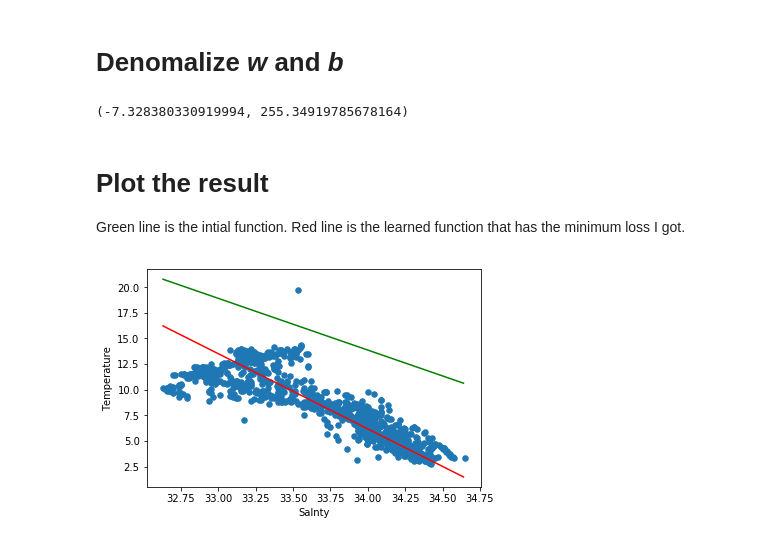
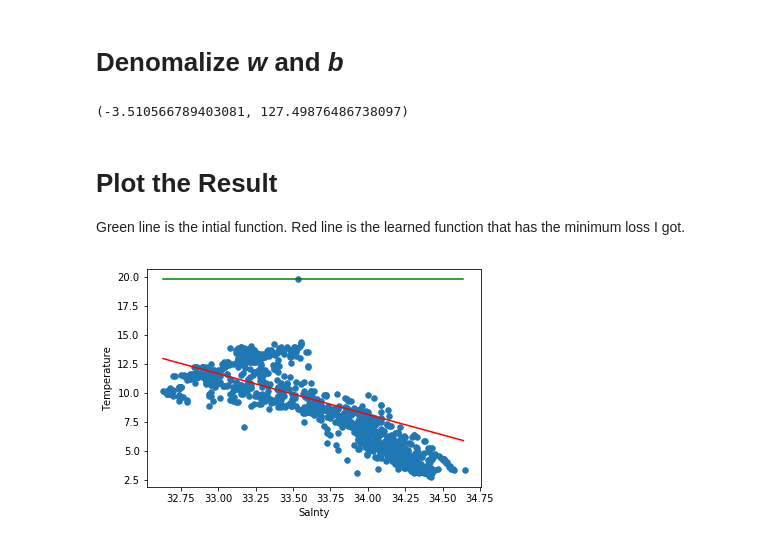
Before and after one commit to Chen21697/CalCOFI, a Jupyter notebook: CalCOFI_linear_regression.ipynb, the cells around one changed output. Cells and saved outputs as stored; diff of their text form; code cells hidden in the pictures.

```diff
--- a/CalCOFI_linear_regression.ipynb
+++ b/CalCOFI_linear_regression.ipynb
@@ -39,5 +45,5 @@ att = att.reset_index(drop=True)
 def normalization (x):
     return (x - min(x)) / (max(x) - min(x))
 # %%
-att['nor_Salnty'] = normalization(att['Salnty'])
-att['nor_T_degC'] = normalization(att['T_degC'])
+x_data = normalization(att['Salnty'].loc[:batchSize]).tolist()
+y_data = normalization(att['T_degC'].loc[:batchSize]).tolist()
@@ -47,6 +50,3 @@ batchSize = 1000
-# %%
-x_data = att['nor_Salnty'].loc[:batchSize].tolist()
-y_data = att['nor_T_degC'].loc[:batchSize].tolist()
 # %%
 plt.scatter(x_data, y_data, s = 30)
 plt.xlabel('Salnty')
@@ -59,10 +59,10 @@ plt.show()
 Use Gradient Descent to train the linear model *y = wx + b*.
 Use Adagrad for learning rate.
 # %%
-b = 1.06 # initial b
-w = -0.6 # initial w
+b = 1.0 # initial b
+w = 0.0 # initial w
 lr = 0.001 # learning rate
-iteration = 50000
+iteration = 100000
 
 # store initial vlaues for plotting
 b_history = []
@@ -161,29 +182,26 @@ y_output = att['T_degC'].loc[:batchSize].tolist()
 res_w, res_b = denomalization(x_output, y_output, w, b)
 res_w, res_b
 # %% [output]
-(-7.328380330919994, 255.34919785678164)
+(-3.510566789403081, 127.49876486738097)
 # %% [markdown]
-# Plot the result
+# Plot the Result
 Green line is the intial function.
 Red line is the learned function that has the minimum loss I got.
 # %%
-# x_output = att['nor_Salnty'].loc[:batchSize].tolist()
-# y_output = att['T_degC'].loc[:batchSize].tolist()
-
 plt.scatter(x_output, y_output, s = 30)
 plt.xlabel('Salnty')
 plt.ylabel('Temperature')
 
 x_ = np.arange(min(x_output), max(x_output), 0.01)
 y_ = res_w*x_ + res_b
 
 # predicted fucntion
 plt.plot(x_, y_, color = 'red')
 
 # intial function
-ori_w, ori_b = denomalization(x_output, y_output, -0.6, 1.06)
+ori_w, ori_b = denomalization(x_output, y_output, 0.0, 1.0)
 initial_y = ori_w*x_ + ori_b
 plt.plot(x_, initial_y, color = "green")
 plt.show()
 # %% [output]
-[figure, old version]
+[figure, new version]
```
Also changed, not shown: parts of 13 cells of this notebook, 1 other file.
